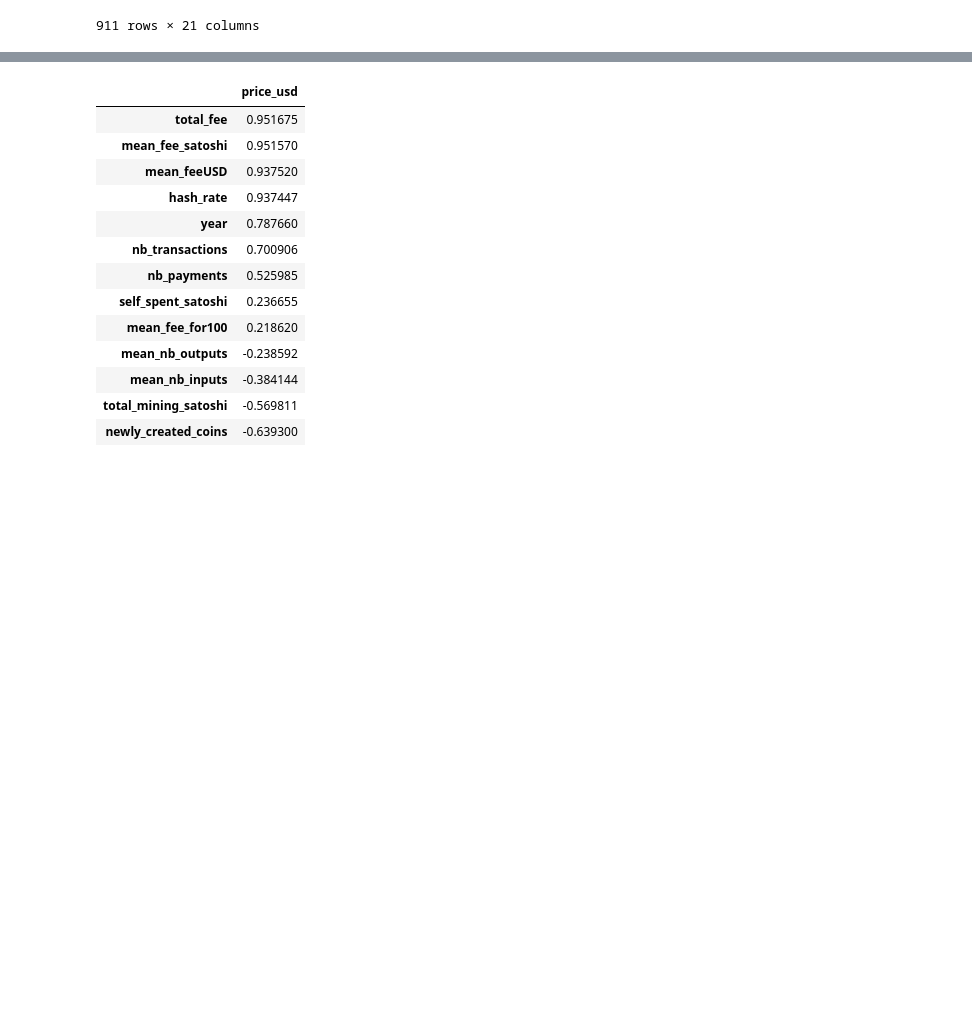
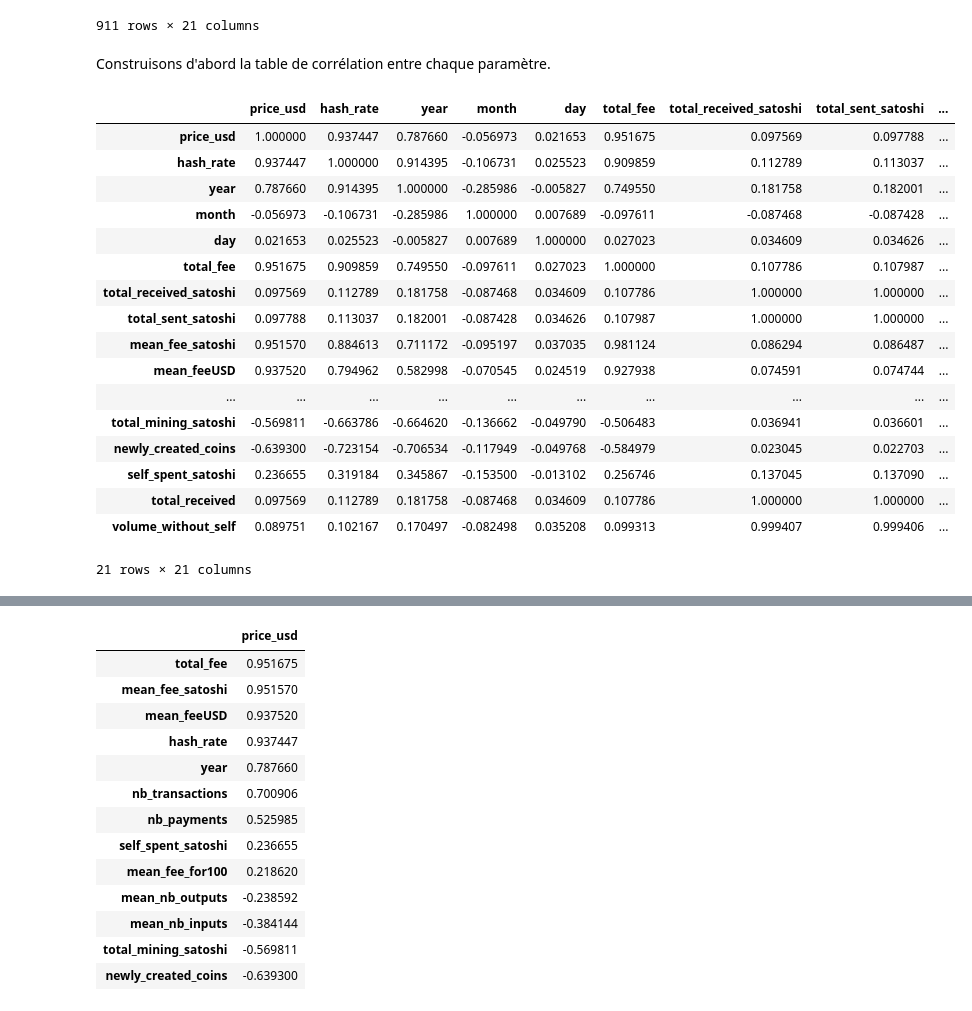
Before and after one commit to Adam-Ismaili-92/PythonForBigDataProject, a Jupyter notebook: Projet_BigData.ipynb, the cells around one changed output, grey strips where cells are left out. Saved outputs shown, nothing was run; the diff lists cells and outputs as text; code cells hidden in the pictures; blank space fills up the shorter version.

```diff
--- a/Projet_BigData.ipynb
+++ b/Projet_BigData.ipynb
@@ -203,3 +204,28 @@ df
 | 2017-06-29 | 2540.443032 | 4.245439e+06 | 2017 | 6 | 29 | 33153365173 | 317698686929569 | 317543686929569 | ... |
 | 2017-06-30 | 2452.712064 | 5.448314e+06 | 2017 | 6 | 30 | 36690726272 | 333927062356198 | 333740812356198 | ... |
 911 rows × 21 columns
+# %% [markdown]
+Construisons d'abord la table de corrélation entre chaque paramètre.
+# %%
+# Creating the correlation table between all parameters
+df_corr = df.corr()
+df_corr
+# %% [output]
+|  | price_usd | hash_rate | year | month | day | total_fee | total_received_satoshi | total_sent_satoshi | ... |
+| price_usd | 1.000000 | 0.937447 | 0.787660 | -0.056973 | 0.021653 | 0.951675 | 0.097569 | 0.097788 | ... |
+| hash_rate | 0.937447 | 1.000000 | 0.914395 | -0.106731 | 0.025523 | 0.909859 | 0.112789 | 0.113037 | ... |
+| year | 0.787660 | 0.914395 | 1.000000 | -0.285986 | -0.005827 | 0.749550 | 0.181758 | 0.182001 | ... |
+| month | -0.056973 | -0.106731 | -0.285986 | 1.000000 | 0.007689 | -0.097611 | -0.087468 | -0.087428 | ... |
+| day | 0.021653 | 0.025523 | -0.005827 | 0.007689 | 1.000000 | 0.027023 | 0.034609 | 0.034626 | ... |
+| total_fee | 0.951675 | 0.909859 | 0.749550 | -0.097611 | 0.027023 | 1.000000 | 0.107786 | 0.107987 | ... |
+| total_received_satoshi | 0.097569 | 0.112789 | 0.181758 | -0.087468 | 0.034609 | 0.107786 | 1.000000 | 1.000000 | ... |
+| total_sent_satoshi | 0.097788 | 0.113037 | 0.182001 | -0.087428 | 0.034626 | 0.107987 | 1.000000 | 1.000000 | ... |
+| mean_fee_satoshi | 0.951570 | 0.884613 | 0.711172 | -0.095197 | 0.037035 | 0.981124 | 0.086294 | 0.086487 | ... |
+| mean_feeUSD | 0.937520 | 0.794962 | 0.582998 | -0.070545 | 0.024519 | 0.927938 | 0.074591 | 0.074744 | ... |
+| ... | ... | ... | ... | ... | ... | ... | ... | ... | ... |
+| total_mining_satoshi | -0.569811 | -0.663786 | -0.664620 | -0.136662 | -0.049790 | -0.506483 | 0.036941 | 0.036601 | ... |
+| newly_created_coins | -0.639300 | -0.723154 | -0.706534 | -0.117949 | -0.049768 | -0.584979 | 0.023045 | 0.022703 | ... |
+| self_spent_satoshi | 0.236655 | 0.319184 | 0.345867 | -0.153500 | -0.013102 | 0.256746 | 0.137045 | 0.137090 | ... |
+| total_received | 0.097569 | 0.112789 | 0.181758 | -0.087468 | 0.034609 | 0.107786 | 1.000000 | 1.000000 | ... |
+| volume_without_self | 0.089751 | 0.102167 | 0.170497 | -0.082498 | 0.035208 | 0.099313 | 0.999407 | 0.999406 | ... |
+21 rows × 21 columns
```
Also changed, not shown: parts of 5 cells of this notebook.
